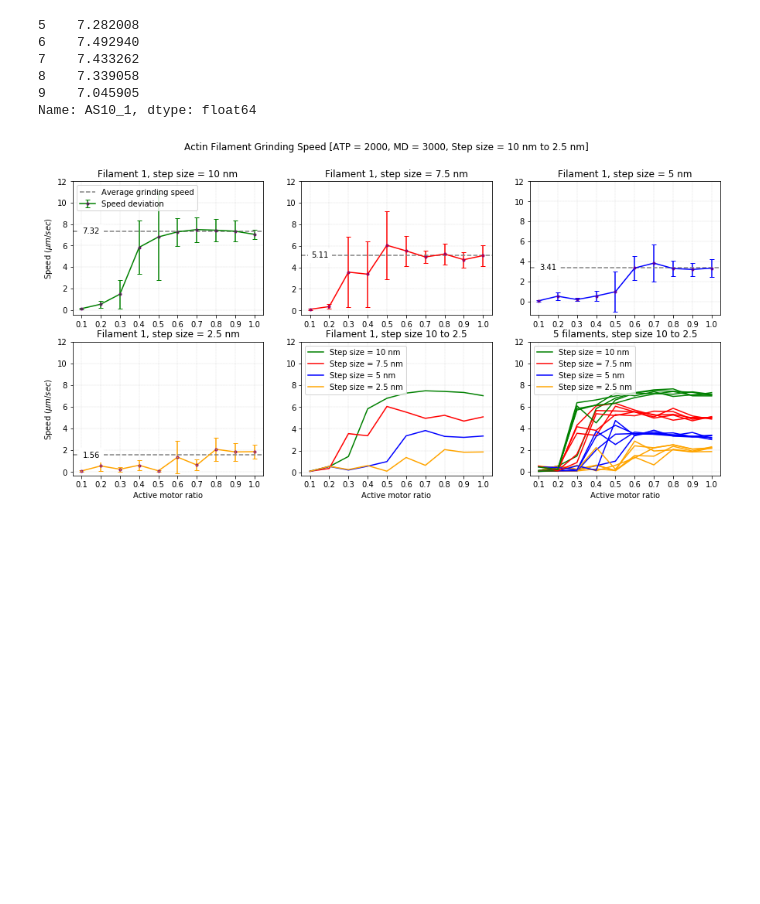
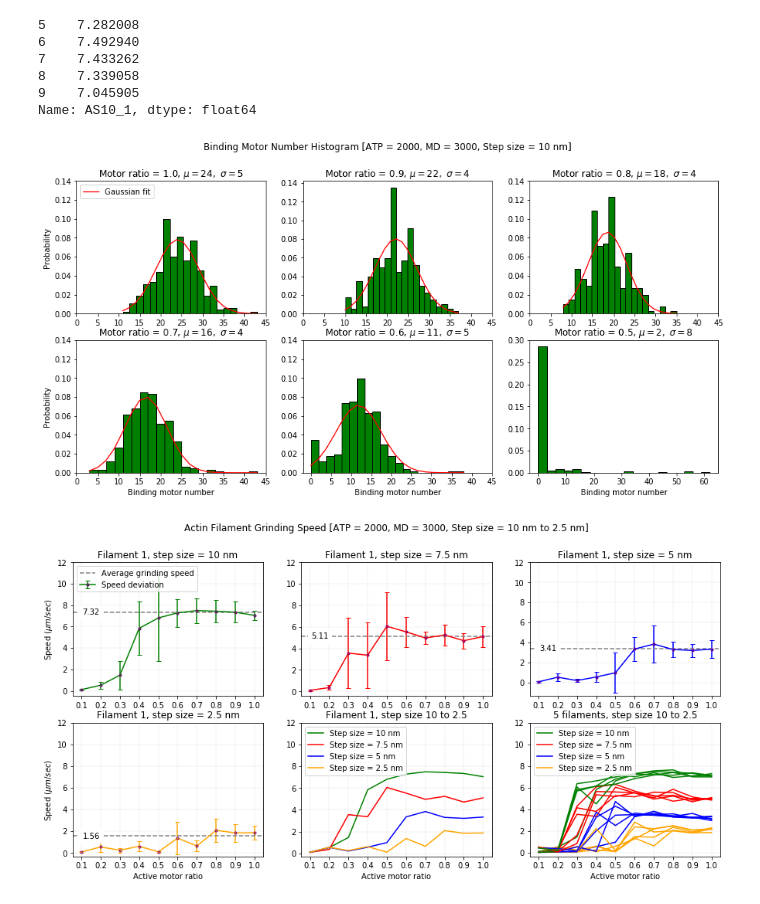
Before and after one commit to SamMachariaPhD/simulate201819, a Jupyter notebook: AFsSpeeds.ipynb, the cells around one changed output. Saved outputs shown, nothing was run; the diff lists cells and outputs as text; code cells hidden in the pictures; blank space fills up the shorter version.

Commit message:
binding motor histogram update

```diff
--- a/AFsSpeeds.ipynb
+++ b/AFsSpeeds.ipynb
@@ -167,6 +167,71 @@ y4[5:]
 8    7.339058
 9    7.045905
 Name: AS10_1, dtype: float64
+# %%
+plt.figure(figsize=(15,7))
+plt.axis('tight')
+plt.suptitle('Binding Motor Number Histogram [ATP = 2000, MD = 3000, Step size = 10 nm]')
+df10 = bm_10['b_m'].T; df9 = bm_09['b_m'].T; df8 = bm_08['b_m'].T; df7 = bm_07['b_m'].T
+df6 = bm_06['b_m'].T; df5 = bm_05['b_m'].T
+byn = 20
+
+plt.subplot(2,3,1)
+(mu,sigma)=norm.fit(df10)
+n,bins,patches = plt.hist(df10, byn, density=True, alpha=1,histtype='bar',ec='black',color='green',label='')
+plt.plot(bins,1/(sigma*np.sqrt(2*np.pi))*np.exp(-(bins-mu)**2/(2*sigma**2)),'r-',lw=1.3, label='Gaussian fit')
+plt.yticks(np.arange(0,0.14,step=0.02))
+plt.xticks(np.arange(0,50,step=5))
+plt.ylabel('Probability')
+plt.title(r'Motor ratio = 1.0, $\mu=%d,\ \sigma=%d$' %(mu, sigma))
+plt.legend(loc='upper left')
+
+plt.subplot(2,3,2)
+(mu,sigma)=norm.fit(df9)
+n,bins,patches = plt.hist(df9,byn, density=True, alpha=1,histtype='bar',ec='black',color='green')
+plt.plot(bins,1/(sigma*np.sqrt(2*np.pi))*np.exp(-(bins-mu)**2/(2*sigma**2)),'r-',lw=1.3)
+plt.yticks(np.arange(0,0.14,step=0.02))
+plt.xticks(np.arange(0,50,step=5))
+plt.title(r'Motor ratio = 0.9, $\mu=%d,\ \sigma=%d$' %(mu, sigma))
+
+plt.subplot(2,3,3)
+(mu,sigma)=norm.fit(df8)
+n,bins,patches = plt.hist(df8,byn, density=True, alpha=1,histtype='bar',ec='black',color='green')
+plt.plot(bins,1/(sigma*np.sqrt(2*np.pi))*np.exp(-(bins-mu)**2/(2*sigma**2)),'r-',lw=1.3)
+plt.yticks(np.arange(0,0.14,step=0.02))
+plt.xticks(np.arange(0,50,step=5))
+plt.title(r'Motor ratio = 0.8, $\mu=%d,\ \sigma=%d$' %(mu, sigma))
+
+plt.subplot(2,3,4)
+(mu,sigma)=norm.fit(df7)
+n,bins,patches = plt.hist(df7,byn, density=True, alpha=1,histtype='bar',ec='black',color='green')
+plt.plot(bins,1/(sigma*np.sqrt(2*np.pi))*np.exp(-(bins-mu)**2/(2*sigma**2)),'r-',lw=1.3)
+plt.yticks(np.arange(0,0.14,step=0.02))
+plt.xticks(np.arange(0,50,step=5))
+plt.ylabel('Probability')
+plt.title(r'Motor ratio = 0.7, $\mu=%d,\ \sigma=%d$' %(mu, sigma))
+plt.xlabel('Binding motor number')
+
+plt.subplot(2,3,5)
+(mu,sigma)=norm.fit(df6)
+n,bins,patches = plt.hist(df6,byn, density=True, alpha=1,histtype='bar',ec='black',color='green')
+plt.plot(bins,1/(sigma*np.sqrt(2*np.pi))*np.exp(-(bins-mu)**2/(2*sigma**2)),'r-',lw=1.3)
+plt.yticks(np.arange(0,0.14,step=0.02))
+plt.xticks(np.arange(0,50,step=5))
+plt.title(r'Motor ratio = 0.6, $\mu=%d,\ \sigma=%d$' %(mu, sigma))
+plt.xlabel('Binding motor number')
+
+plt.subplot(2,3,6)
+(mu,sigma)=(df5.mean(),np.std(df5))#norm.fit(df5)
+plt.hist(df5,byn, density=True, alpha=1,histtype='bar',ec='black',color='green')
+#plt.plot(bins,1/(sigma*np.sqrt(2*np.pi))*np.exp(-(bins-mu)**2/(2*sigma**2)),'r-',lw=1.3)
+#plt.yticks(np.arange(0,0.14,step=0.02))
+#plt.xticks(np.arange(0,65,step=5))
+plt.title(r'Motor ratio = 0.5, $\mu=%d,\ \sigma=%d$' %(mu, sigma))
+plt.xlabel('Binding motor number')
+
+plt.savefig('bmnHist.svg',fmt='svg',dip=500,bbox_inches='tight')
+# %% [output]
+[figure, added]
 # %%
 plt.figure(figsize=(15,7))
 plt.axis('tight')
```
